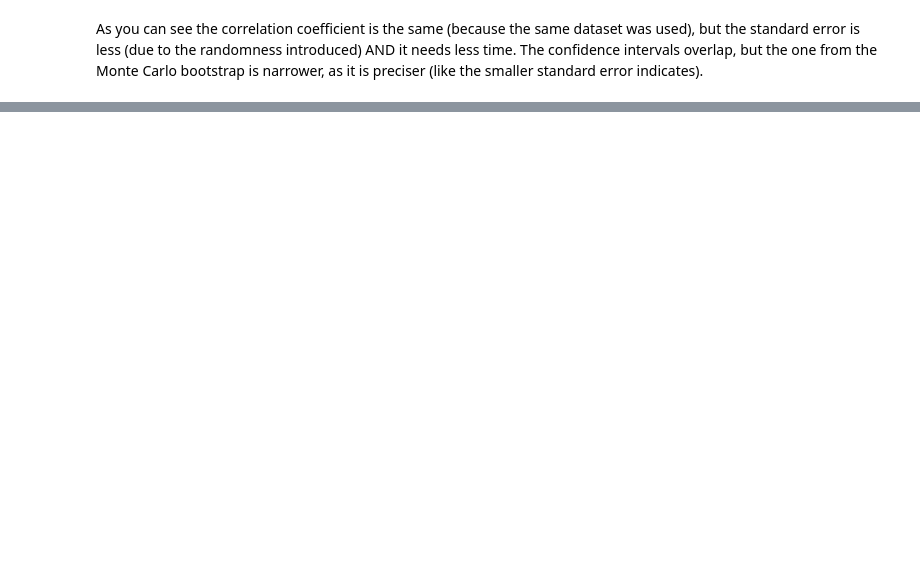
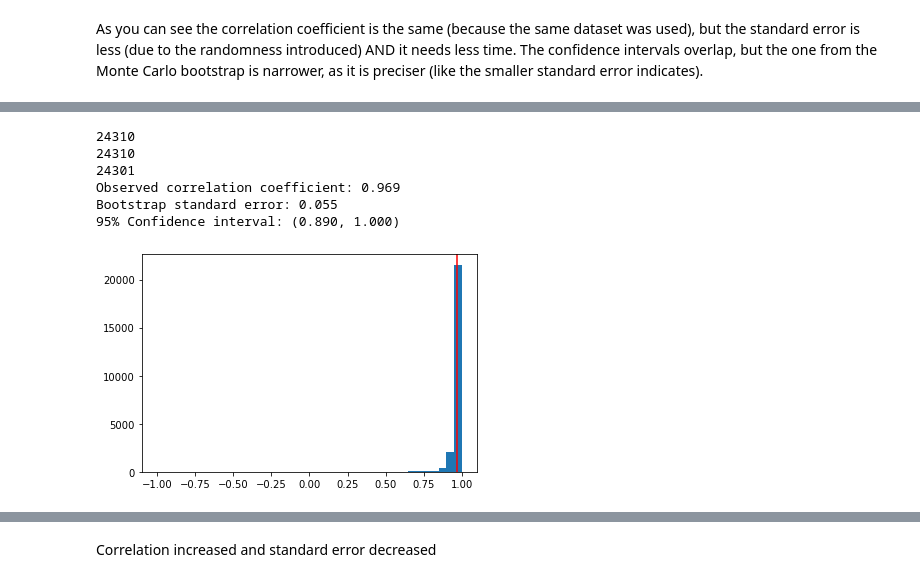
Before and after one commit to AyseTheArk/COMST-Assignment-2, a Jupyter notebook: bootstrap.ipynb, the cells around one changed output, grey strips where cells are left out. Drawn from its saved outputs; the diff is of its cells as text; code cells hidden in the pictures; blank space fills up the shorter version.

```diff
--- a/bootstrap.ipynb
+++ b/bootstrap.ipynb
@@ -75,10 +75,9 @@ import pandas as pd
 from itertools import combinations_with_replacement
 
 new_law = law[:10]
-n = new_law.shape[0]
 
 # All possible combinations
-combs = combinations_with_replacement(range(n), n)
+combs = combinations_with_replacement(range(len(new_law)), len(new_law))
 
 samples = []
 for comb in combs:
@@ -188,0 +254,46 @@ As you can see the correlation coefficient is the same (because the same dataset
+# %%
+%%time
+
+# All possible combinations
+combs = combinations_with_replacement(range(len(law_ex5)), len(law_ex5))
+
+samples = []
+for comb in combs:
+    bootstrap_sample = law_ex5.iloc[list(comb), :]
+    samples.append(bootstrap_sample)
+
+print(len(samples))
+
+# Compute the Pearson correlation between LSAT and GPA for each bootstrap sample
+corrs = [sample['LSAT'].corr(sample['GPA']) for sample in samples]
+print(len(corrs))
+
+obs_corr = law_ex5['LSAT'].corr(law_ex5['GPA'])
+
+# Filter out NaN correlation coefficients since it is a smaller dataset and there may
+# have been fewer valid pairs of LSAT and GPA scores that could be used to calculate
+# the correlation coefficient, resulting in more NaN values
+corrs = [corr for corr in corrs if not np.isnan(corr)]
+print(len(corrs))
+
+# Same code
+se_boot = np.std(corrs)
+lower_ci_boot = np.percentile(corrs, 2.5)
+upper_ci_boot = np.percentile(corrs, 97.5)
+
+print("Observed correlation coefficient: ",obs_corr)
+print("Bootstrap standard error: ",se_boot)
+print("95% Confidence interval: (",lower_ci_boot,", " upper_ci_boot,")")
+
+import matplotlib.pyplot as plt
+plt.hist(corrs, bins=40)
+plt.axvline(x=obs_corr, color='r', linewidth=1.5)
+plt.show()
+# %% [output]
+24310
+24310
+24301
+Observed correlation coefficient: 0.969
+Bootstrap standard error: 0.055
+95% Confidence interval: (0.890, 1.000)
+[figure, added]
@@ -188,0 +301,2 @@ As you can see the correlation coefficient is the same (because the same dataset
+# %% [markdown]
+Correlation increased and standard error decreased
```
Also changed, not shown: parts of 11 cells of this notebook.
